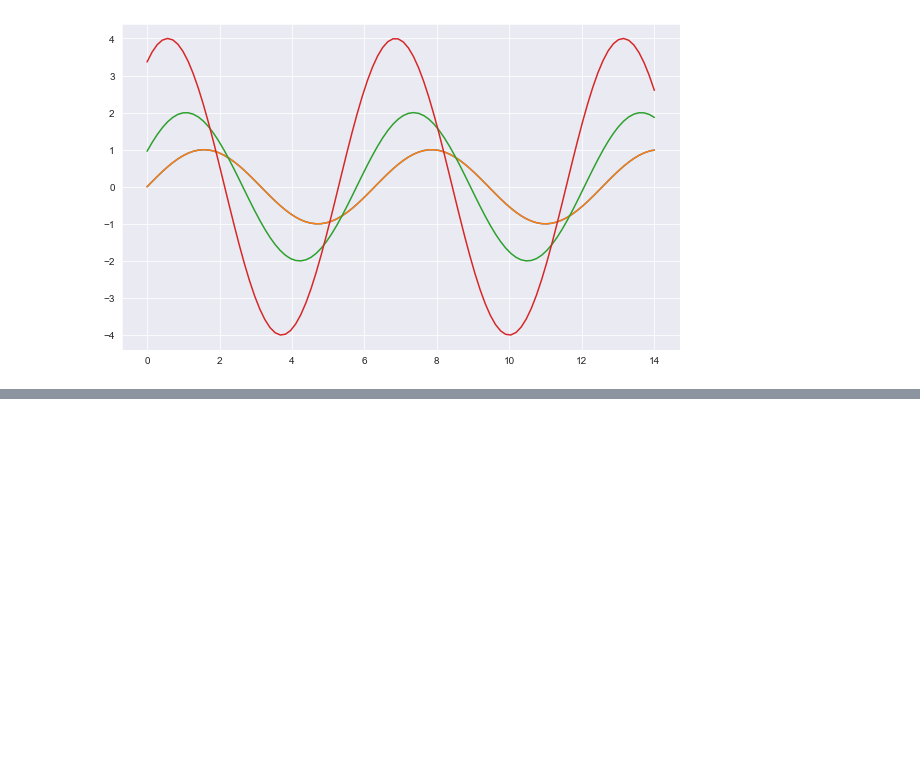
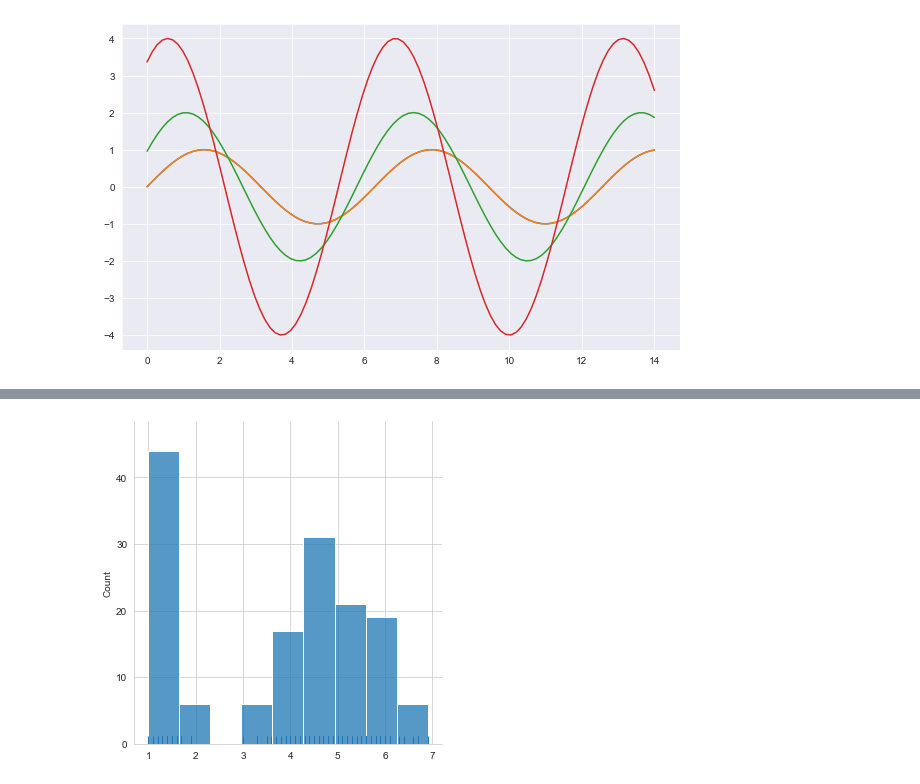
Before and after one commit to matodale/studyPython, a Jupyter notebook: 2022년04월07일_파이썬수업내용.ipynb, the cells around one changed output, grey strips where cells are left out. Cells and saved outputs as stored; diff of their text form; code cells hidden in the pictures; blank space fills up the shorter version.

```diff
--- a/2022년04월07일_파이썬수업내용.ipynb
+++ b/2022년04월07일_파이썬수업내용.ipynb
@@ -113,0 +138,13 @@ tips # 실행문
+# %%
+import matplotlib.pyplot as plt
+
+import numpy as np
+import seaborn as sns
+%matplotlib inline
+sns.set_style("whitegrid")
+iris = sns.load_dataset("iris")
+x = iris.petal_length.values
+sns.displot(x, rug = True)
+plt.show()
+# %% [output]
+[figure, added]
```
Also changed, not shown: parts of 17 cells of this notebook.
